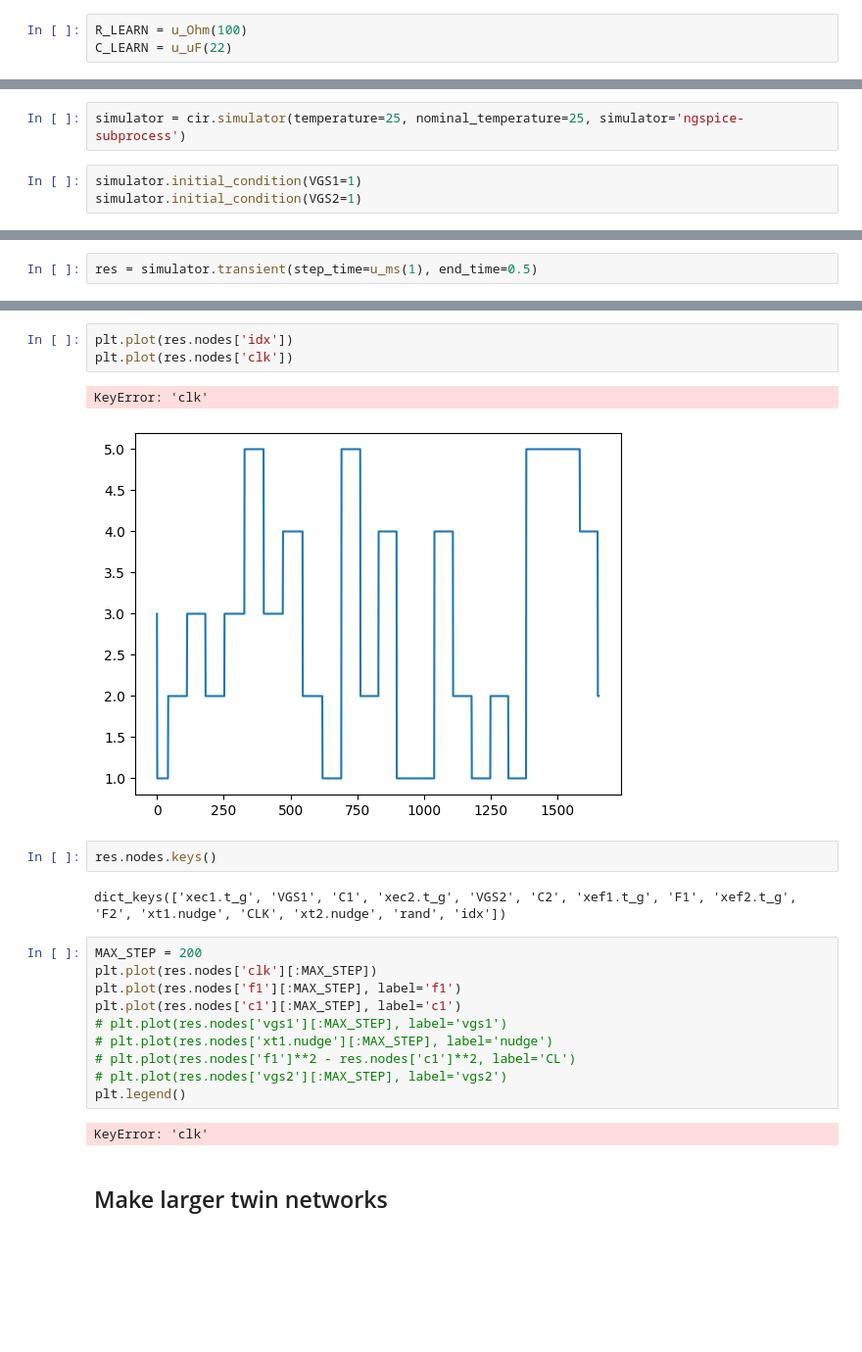
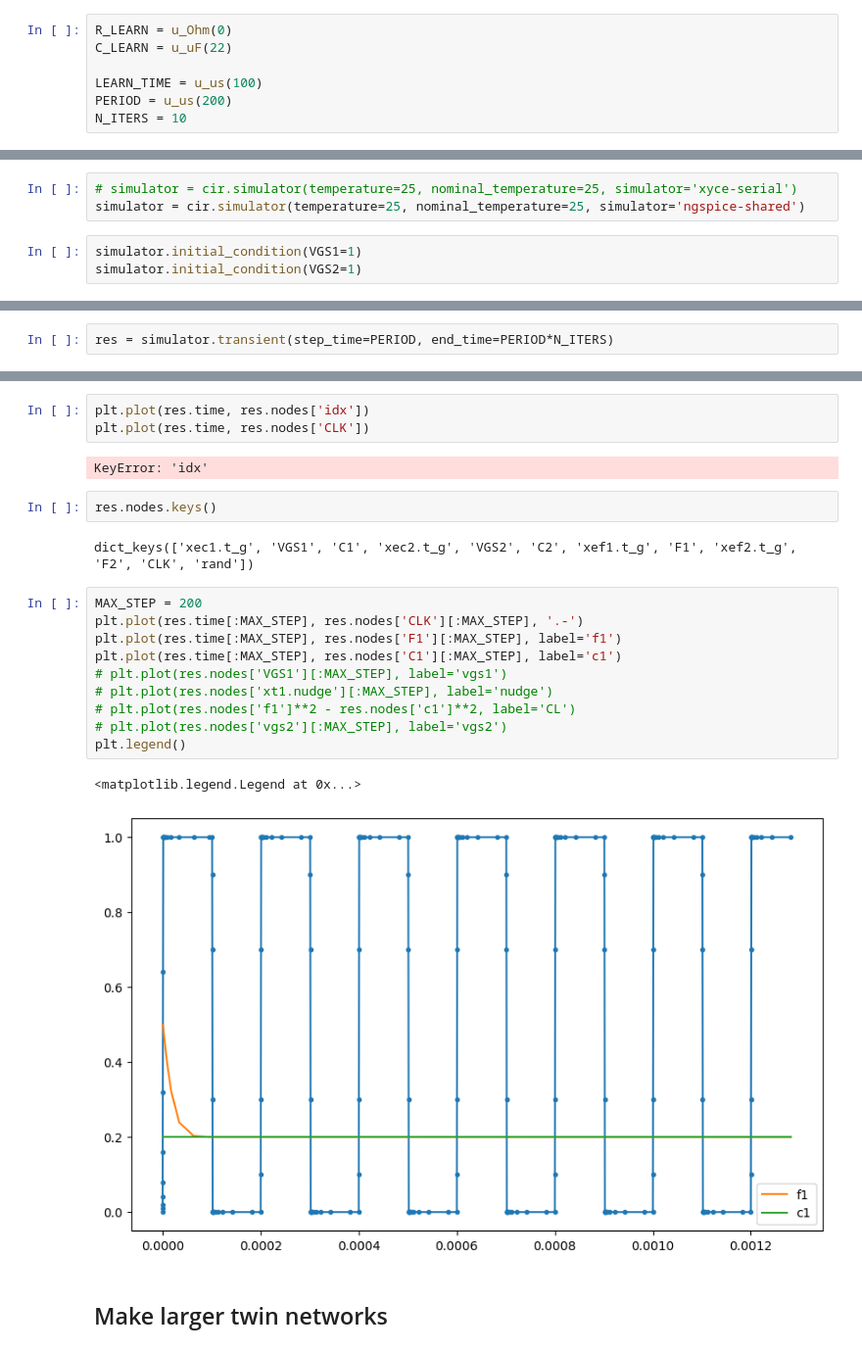
Before and after one commit to Ma-Lab-Cal/self-learning-machines, a Jupyter notebook: experiments/test_twin_edge.ipynb, the cells around one changed output, grey strips where cells are left out. Shown: that part at 98% size. Saved outputs shown, nothing was run; the diff lists cells and outputs as text; blank space fills up the shorter version.

```diff
--- a/experiments/test_twin_edge.ipynb
+++ b/experiments/test_twin_edge.ipynb
@@ -34,3 +41,7 @@ Unsupported Ngspice version 43
 # %%
-R_LEARN = u_Ohm(100)
+R_LEARN = u_Ohm(0)
 C_LEARN = u_uF(22)
+
+LEARN_TIME = u_us(100)
+PERIOD = u_us(200)
+N_ITERS = 10
@@ -104,5 +118,6 @@ Bidx idx 0 v=1 + FLOOR(V(rand)*5)
 # %%
-simulator = cir.simulator(temperature=25, nominal_temperature=25, simulator='ngspice-subprocess')
+# simulator = cir.simulator(temperature=25, nominal_temperature=25, simulator='xyce-serial')
+simulator = cir.simulator(temperature=25, nominal_temperature=25, simulator='ngspice-shared')
 # %%
 simulator.initial_condition(VGS1=1)
 simulator.initial_condition(VGS2=1)
@@ -127,4 +142,4 @@ M1 t_D t_G t_S t_S Ideal
 .ic V(VGS1)=1 V(VGS2)=1
 .end
 # %%
-res = simulator.transient(step_time=u_ms(1), end_time=0.5)
+res = simulator.transient(step_time=PERIOD, end_time=PERIOD*N_ITERS)
@@ -169,25 +169,25 @@ res.nodes
 # %%
-plt.plot(res.nodes['idx'])
-plt.plot(res.nodes['clk'])
+plt.plot(res.time, res.nodes['idx'])
+plt.plot(res.time, res.nodes['CLK'])
 # %% [output]
-KeyError: 'clk'
+KeyError: 'idx'
-[figure, removed]
 # %%
 res.nodes.keys()
 # %% [output]
-dict_keys(['xec1.t_g', 'VGS1', 'C1', 'xec2.t_g', 'VGS2', 'C2', 'xef1.t_g', 'F1', 'xef2.t_g', 'F2', 'xt1.nudge', 'CLK', 'xt2.nudge', 'rand', 'idx'])
+dict_keys(['xec1.t_g', 'VGS1', 'C1', 'xec2.t_g', 'VGS2', 'C2', 'xef1.t_g', 'F1', 'xef2.t_g', 'F2', 'CLK', 'rand'])
 # %%
 MAX_STEP = 200
-plt.plot(res.nodes['clk'][:MAX_STEP])
-plt.plot(res.nodes['f1'][:MAX_STEP], label='f1')
-plt.plot(res.nodes['c1'][:MAX_STEP], label='c1')
-# plt.plot(res.nodes['vgs1'][:MAX_STEP], label='vgs1')
+plt.plot(res.time[:MAX_STEP], res.nodes['CLK'][:MAX_STEP], '.-')
+plt.plot(res.time[:MAX_STEP], res.nodes['F1'][:MAX_STEP], label='f1')
+plt.plot(res.time[:MAX_STEP], res.nodes['C1'][:MAX_STEP], label='c1')
+# plt.plot(res.nodes['VGS1'][:MAX_STEP], label='vgs1')
 # plt.plot(res.nodes['xt1.nudge'][:MAX_STEP], label='nudge')
 # plt.plot(res.nodes['f1']**2 - res.nodes['c1']**2, label='CL')
 # plt.plot(res.nodes['vgs2'][:MAX_STEP], label='vgs2')
 plt.legend()
 # %% [output]
-KeyError: 'clk'
+<matplotlib.legend.Legend at 0x...>
+[figure, added]
 # %% [markdown]
 ## Make larger twin networks
 # %%
```
Also changed, not shown: parts of 45 cells of this notebook, 11 other files.
